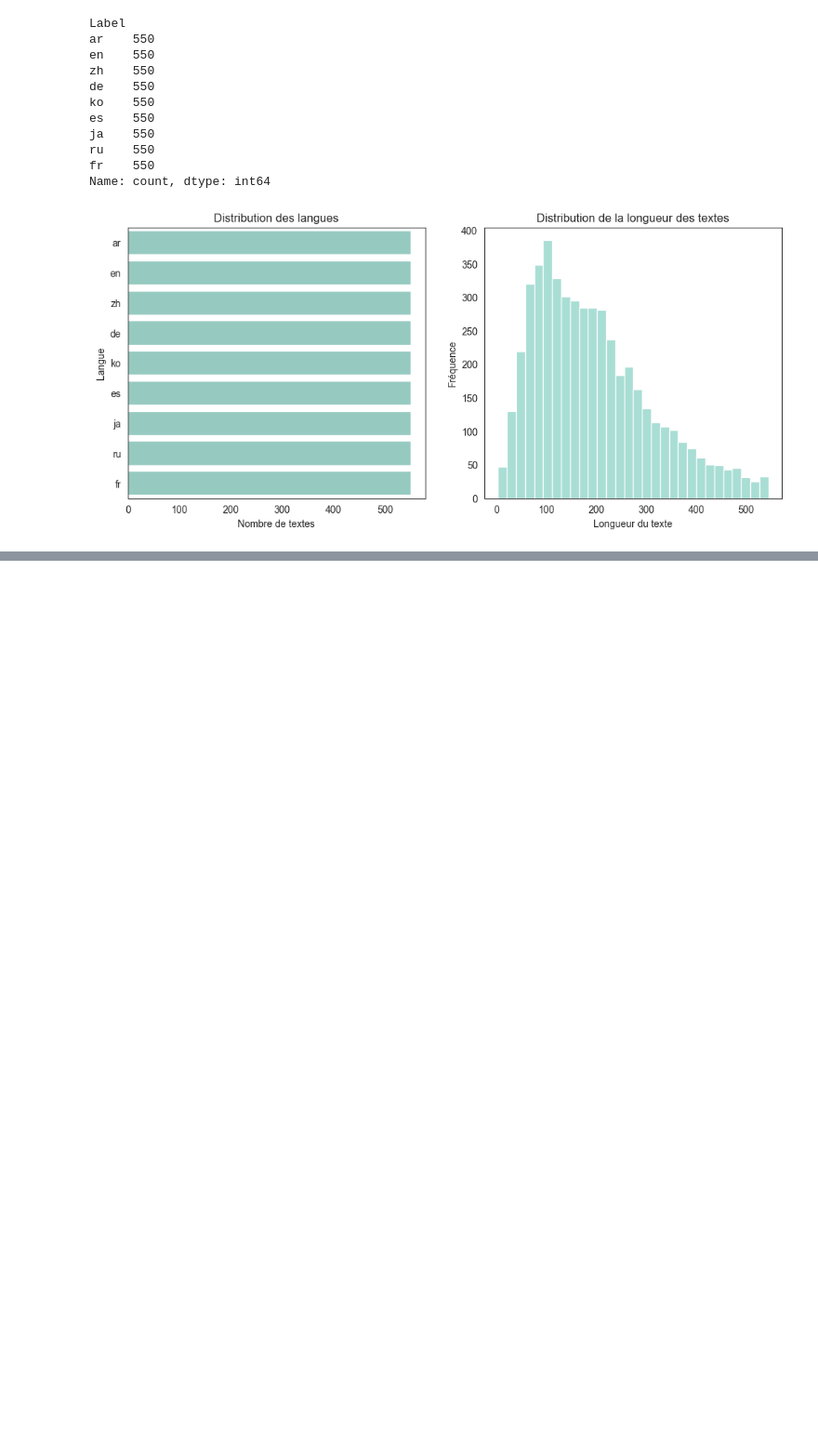
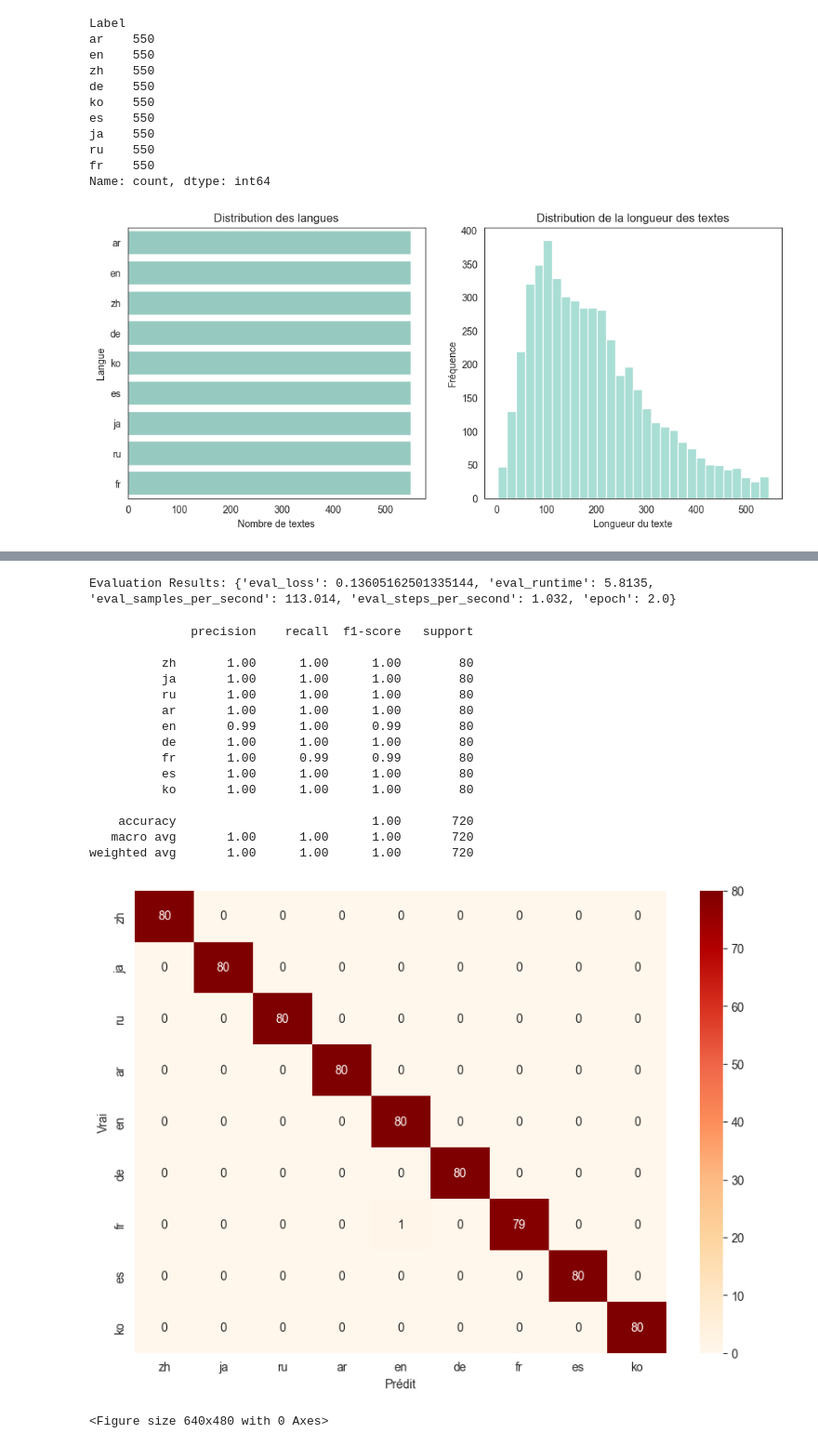
Before and after one commit to PetX33/OutilsTraitementCorpus, a Jupyter notebook: scripts/mesures/evaluation.ipynb, the cells around one changed output, grey strips where cells are left out. Shown at 93% size. Cells and saved outputs as stored; diff of their text form; code cells hidden in the pictures; blank space fills up the shorter version.

```diff
--- a/scripts/mesures/evaluation.ipynb
+++ b/scripts/mesures/evaluation.ipynb
@@ -351,4 +428,14 @@ INFO:stanza:Done loading processors!
 # %%
+tok_train = train_dataset.map(tokenize_text, batched=True)
+tok_valid = valid_dataset.map(tokenize_text, batched=True)
+tok_test = test_dataset.map(tokenize_text, batched=True)
+
+# Verifier les tokens
+tokens = tokenizer.convert_ids_to_tokens(tok_train[0]["input_ids"])
+# print(tokens)
+
+augmented_data = pd.read_csv("../../data/csv/augmented_data.csv")
+
 vocab_diversity = vocabulary_diversity(augmented_data)
 print(vocab_diversity)
 # %% [output]
@@ -735,0 +453,8 @@ Cette comparaison démontre clairement l'efficacité de l'intégration de techno
+# %%
+tok_train.set_format(type="torch", columns=["input_ids", "attention_mask", "labels"])
+tok_valid.set_format(type="torch", columns=["input_ids", "attention_mask", "labels"])
+tok_test.set_format(type="torch", columns=["input_ids", "attention_mask", "labels"])
+
+model = AutoModelForSequenceClassification.from_pretrained(
+    model_ckpt, num_labels=len(train_dataset.unique("Label"))
+)
@@ -735,0 +493,2 @@ Cette comparaison démontre clairement l'efficacité de l'intégration de techno
+# %%
+trainer.train()
@@ -735,0 +502,54 @@ Cette comparaison démontre clairement l'efficacité de l'intégration de techno
+# %%
+eval_results = trainer.evaluate()
+print(f"Evaluation Results: {eval_results}")
+# %% [output]
+Evaluation Results: {'eval_loss': 0.13605162501335144, 'eval_runtime': 5.8135, 'eval_samples_per_second': 113.014, 'eval_steps_per_second': 1.032, 'epoch': 2.0}
+# %%
+predictions = trainer.predict(tok_test)
+preds = predictions.predictions.argmax(-1)
+labels = tok_test["Label"]
+# Convert the labels list from string to integers using the label mapping
+int_labels = [label_mapping[label] for label in labels]
+label_names = [
+    label for label, index in sorted(label_mapping.items(), key=lambda item: item[1])
+]
+
+print(classification_report(int_labels, preds, target_names=label_names))
+
+
+cm = confusion_matrix(int_labels, preds)
+plt.figure(figsize=(10, 7))
+sns.heatmap(
+    cm,
+    annot=True,
+    fmt="d",
+    xticklabels=sorted(
+        label_mapping, key=label_mapping.get
+    ),  # Sorted by integer values
+    yticklabels=sorted(
+        label_mapping, key=label_mapping.get
+    ),  # Sorted by integer values
+    cmap="OrRd",
+)
+plt.xlabel("Prédit")
+plt.ylabel("Vrai")
+plt.show()
+plt.savefig("../../results/confusion_matrix.png")
+# %% [output]
+              precision    recall  f1-score   support
+
+          zh       1.00      1.00      1.00        80
+          ja       1.00      1.00      1.00        80
+          ru       1.00      1.00      1.00        80
+          ar       1.00      1.00      1.00        80
+          en       0.99      1.00      0.99        80
+          de       1.00      1.00      1.00        80
+          fr       1.00      0.99      0.99        80
+          es       1.00      1.00      1.00        80
+          ko       1.00      1.00      1.00        80
+
+    accuracy                           1.00       720
+   macro avg       1.00      1.00      1.00       720
+weighted avg       1.00      1.00      1.00       720
+[figure, added]
+<Figure size 640x480 with 0 Axes>
```
Also changed, not shown: parts of 21 cells of this notebook.
